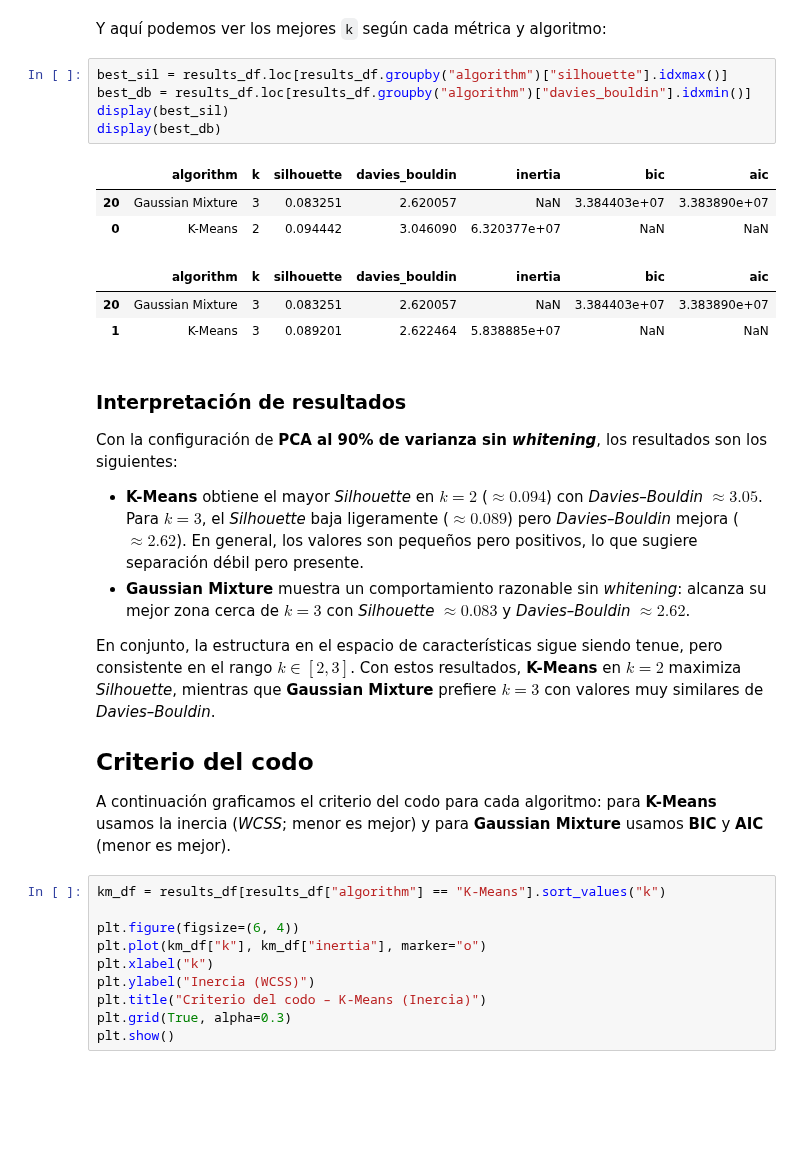
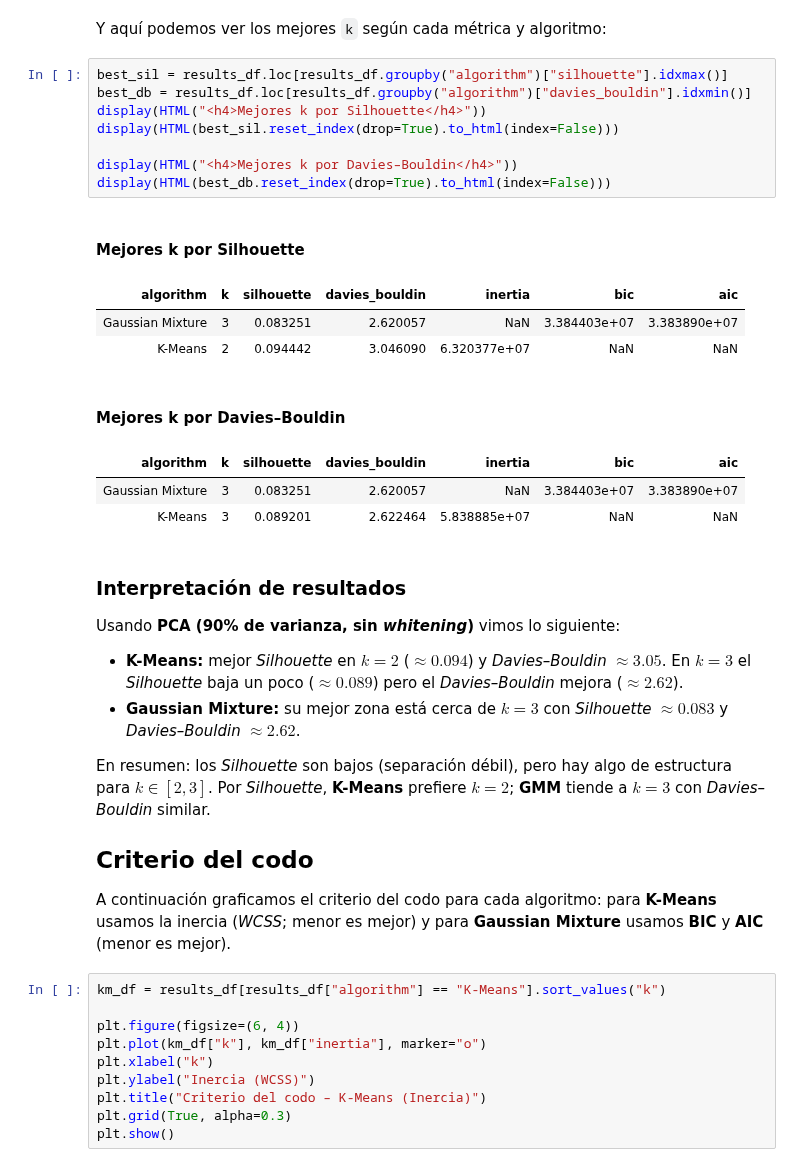
Before and after one commit to datwaft/aprendizaje_automatico, a Jupyter notebook: Trabajo_Corto_3/Trabajo_Corto_3.ipynb, the cells around one changed output. Saved outputs shown, nothing was run; the diff lists cells and outputs as text; blank space fills up the shorter version.

```diff
--- a/Trabajo_Corto_3/Trabajo_Corto_3.ipynb
+++ b/Trabajo_Corto_3/Trabajo_Corto_3.ipynb
@@ -444,24 +506,29 @@ Y aquí podemos ver los mejores `k` según cada métrica y algoritmo:
 # %%
 best_sil = results_df.loc[results_df.groupby("algorithm")["silhouette"].idxmax()]
 best_db = results_df.loc[results_df.groupby("algorithm")["davies_bouldin"].idxmin()]
-display(best_sil)
-display(best_db)
+display(HTML("<h4>Mejores k por Silhouette</h4>"))
+display(HTML(best_sil.reset_index(drop=True).to_html(index=False)))
+
+display(HTML("<h4>Mejores k por Davies–Bouldin</h4>"))
+display(HTML(best_db.reset_index(drop=True).to_html(index=False)))
 # %% [output]
+Mejores k por Silhouette
-|  | algorithm | k | silhouette | davies_bouldin | inertia | bic | aic |
-| 20 | Gaussian Mixture | 3 | 0.083251 | 2.620057 | NaN | 3.384403e+07 | 3.383890e+07 |
-| 0 | K-Means | 2 | 0.094442 | 3.046090 | 6.320377e+07 | NaN | NaN |
+| algorithm | k | silhouette | davies_bouldin | inertia | bic | aic |
+| Gaussian Mixture | 3 | 0.083251 | 2.620057 | NaN | 3.384403e+07 | 3.383890e+07 |
+| K-Means | 2 | 0.094442 | 3.046090 | 6.320377e+07 | NaN | NaN |
+Mejores k por Davies–Bouldin
-|  | algorithm | k | silhouette | davies_bouldin | inertia | bic | aic |
-| 20 | Gaussian Mixture | 3 | 0.083251 | 2.620057 | NaN | 3.384403e+07 | 3.383890e+07 |
-| 1 | K-Means | 3 | 0.089201 | 2.622464 | 5.838885e+07 | NaN | NaN |
+| algorithm | k | silhouette | davies_bouldin | inertia | bic | aic |
+| Gaussian Mixture | 3 | 0.083251 | 2.620057 | NaN | 3.384403e+07 | 3.383890e+07 |
+| K-Means | 3 | 0.089201 | 2.622464 | 5.838885e+07 | NaN | NaN |
 # %% [markdown]
 ### Interpretación de resultados
 
-Con la configuración de **PCA al 90% de varianza sin _whitening_**, los resultados son los siguientes:
+Usando **PCA (90% de varianza, sin _whitening_)** vimos lo siguiente:
 
-- **K-Means** obtiene el mayor _Silhouette_ en $k = 2$ ($\approx 0.094$) con _Davies–Bouldin_ $\approx 3.05$. Para $k = 3$, el _Silhouette_ baja ligeramente ($\approx 0.089$) pero _Davies–Bouldin_ mejora ($\approx 2.62$). En general, los valores son pequeños pero positivos, lo que sugiere separación débil pero presente.
-- **Gaussian Mixture** muestra un comportamiento razonable sin _whitening_: alcanza su mejor zona cerca de $k = 3$ con _Silhouette_ $\approx 0.083$ y _Davies–Bouldin_ $\approx 2.62$.
+- **K-Means:** mejor _Silhouette_ en $k = 2$ ($\approx 0.094$) y _Davies–Bouldin_ $\approx 3.05$. En $k = 3$ el _Silhouette_ baja un poco ($\approx 0.089$) pero el _Davies–Bouldin_ mejora ($\approx 2.62$).
+- **Gaussian Mixture:** su mejor zona está cerca de $k = 3$ con _Silhouette_ $\approx 0.083$ y _Davies–Bouldin_ $\approx 2.62$.
 
-En conjunto, la estructura en el espacio de características sigue siendo tenue, pero consistente en el rango $k \in [2, 3]$. Con estos resultados, **K-Means** en $k = 2$ maximiza _Silhouette_, mientras que **Gaussian Mixture** prefiere $k = 3$ con valores muy similares de _Davies–Bouldin_.
+En resumen: los _Silhouette_ son bajos (separación débil), pero hay algo de estructura para $k \in [2,3]$. Por _Silhouette_, **K-Means** prefiere $k=2$; **GMM** tiende a $k=3$ con _Davies–Bouldin_ similar.
 
 ## Criterio del codo
 
```
Also changed, not shown: parts of 9 cells of this notebook.
